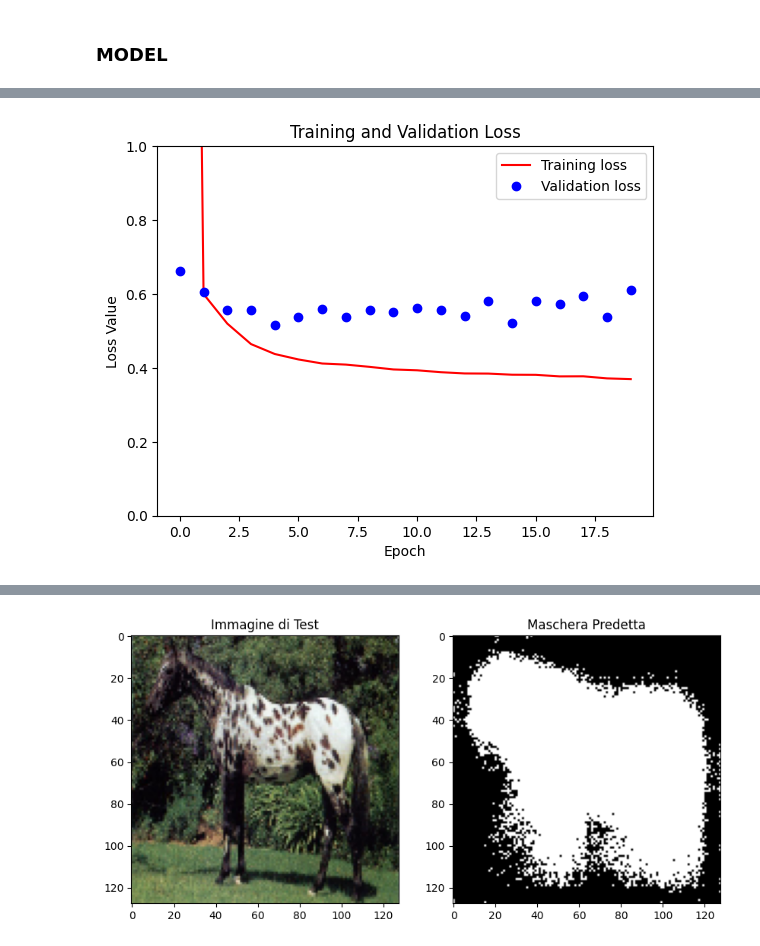
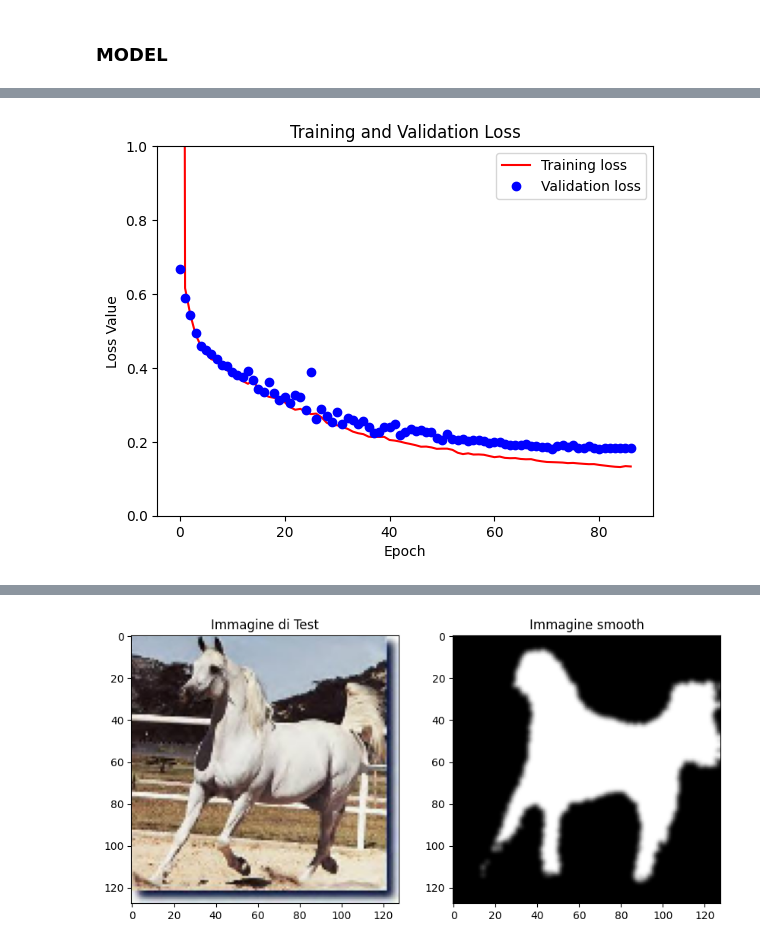
Before and after one commit to francescoS01/semantic_segmentation-CNN, a Jupyter notebook: src/FNC.ipynb, the cells around one changed output, grey strips where cells are left out. Saved outputs shown, nothing was run; the diff lists cells and outputs as text; code cells hidden in the pictures.

```diff
--- a/src/FNC.ipynb
+++ b/src/FNC.ipynb
@@ -79,6 +79,11 @@ def encoder(inputs):
     c5 = tf.keras.layers.Conv2D(128, (3, 3), activation='relu', kernel_initializer='he_normal', padding='same')(c5)
     p5 = tf.keras.layers.MaxPooling2D(pool_size=(2, 2))(c5)
 
+    c5 = tf.keras.layers.Conv2D(128, (3, 3), activation='relu', kernel_initializer='he_normal', padding='same')(p4)
+    c5 = tf.keras.layers.Dropout(0.2)(c5)
+    c5 = tf.keras.layers.Conv2D(128, (3, 3), activation='relu', kernel_initializer='he_normal', padding='same')(c5)
+    p5 = tf.keras.layers.MaxPooling2D(pool_size=(2, 2))(c5)
+
     c6 = tf.keras.layers.Conv2D(256, (3, 3), activation='relu', kernel_initializer='he_normal', padding='same')(p5)
     c6 = tf.keras.layers.Dropout(0.3)(c6)
     c6 = tf.keras.layers.Conv2D(256, (3, 3), activation='relu', kernel_initializer='he_normal', padding='same')(c6)
@@ -87,7 +92,7 @@ def encoder(inputs):
     c6 = tf.keras.layers.Conv2D(128, (3, 3), activation='relu', kernel_initializer='he_normal', padding='same')(u6)
     c6 = tf.keras.layers.Dropout(0.2)(c6)
     c6 = tf.keras.layers.Conv2D(128, (3, 3), activation='relu', kernel_initializer='he_normal', padding='same')(c6)
-    return c6
+    return c5
 # %% [markdown]
 ### DECODER ###
 # %%
@@ -159,7 +172,7 @@ plt.ylim([0, 1])
 plt.legend()
 plt.show()
 # %% [output]
-[figure, old version]
+[figure, new version]
 # %%
 from ctypes import resize
 import random
@@ -173,8 +186,9 @@ import numpy as np
 import matplotlib.pyplot as plt
 from PIL import Image
 
+#   DA TENERE 050 - 045 - 037 - 267 - 041 (pos)
 # Carica l'immagine di test
-test_image_path = "../test_data/horses/horse325.png"
+test_image_path = "../training_data/horses/horse273.png" # 218 283 315 273
 test_image = np.array(Image.open(test_image_path))
 # Ridimensiona l'immagine di test alle dimensioni desiderate
 rescaled_test_image = cv2.resize(test_image, (IMG_HEIGHT, IMG_WIDTH))
@@ -193,9 +207,11 @@ plt.imshow(rescaled_test_image)
 plt.title('Immagine di Test')
 
 # Visualizza la maschera predetta
+# Applica un filtro Gaussiano per rendere l'immagine più smooth
+smoothed_mask = cv2.GaussianBlur(binary_mask.astype(float), (5, 5), 0)
+# Plot dell'immagine originale e dell'immagine smooth
 plt.subplot(1, 2, 2)
-plt.imshow(binary_mask, cmap='gray')
-plt.title('Maschera Predetta')
-
+plt.imshow(smoothed_mask, cmap='gray')
+plt.title('Immagine smooth')
 plt.show()
 # %% [output]
@@ -203 +219 @@ plt.show()
-[figure, old version]
+[figure, new version]
```
Also changed, not shown: parts of 4 cells of this notebook, 18 other files.
